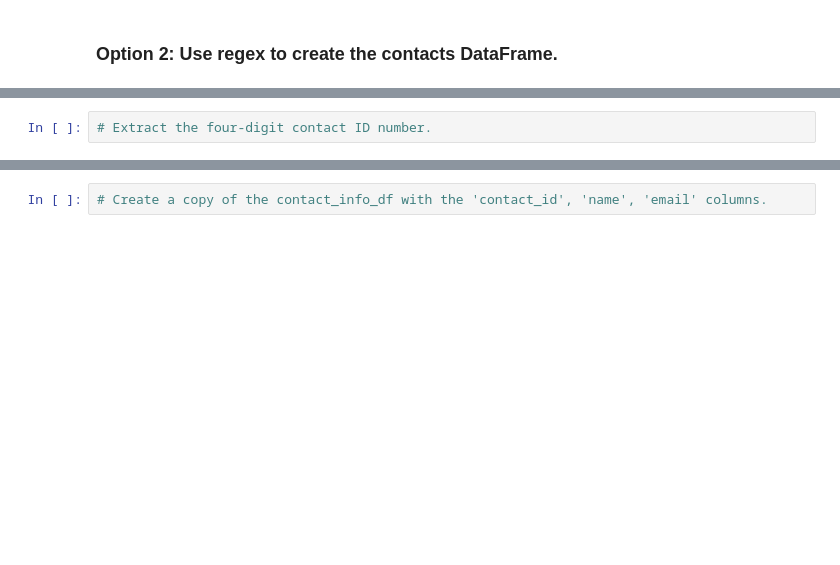
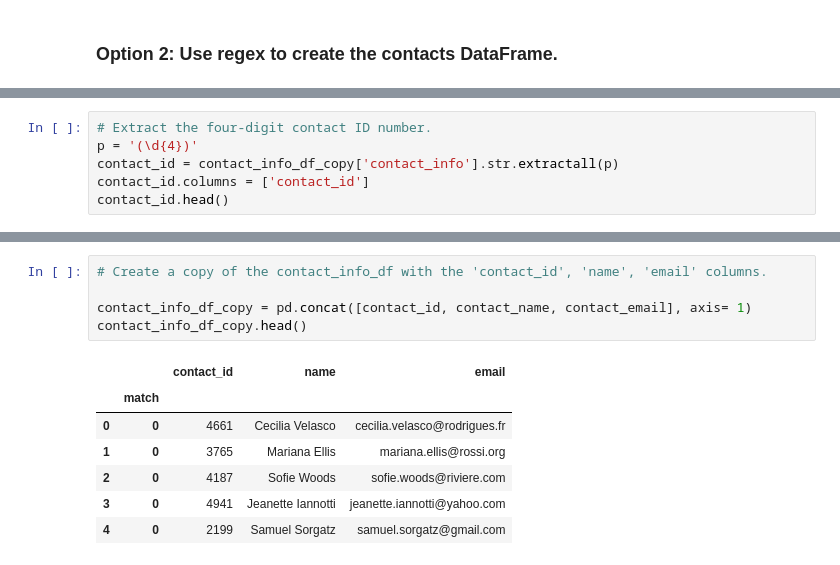
Before and after one commit to vgpass/Crowdfunding_ETL, a Jupyter notebook: Starter_Files/ETL_Mini_Project_VPassanisi.ipynb, the cells around one changed output, grey strips where cells are left out. Cells and saved outputs as stored; diff of their text form; blank space fills up the shorter version.

```diff
--- a/Starter_Files/ETL_Mini_Project_VPassanisi.ipynb
+++ b/Starter_Files/ETL_Mini_Project_VPassanisi.ipynb
@@ -437,2 +455,6 @@ contact_info_df_copy.head()
 # %%
 # Extract the four-digit contact ID number.
+p = '(\d{4})'
+contact_id = contact_info_df_copy['contact_info'].str.extractall(p)
+contact_id.columns = ['contact_id']
+contact_id.head()
@@ -447,4 +510,15 @@ contact_info_df_copy.head()
 # %%
 # Create a copy of the contact_info_df with the 'contact_id', 'name', 'email' columns.
+
+contact_info_df_copy = pd.concat([contact_id, contact_name, contact_email], axis= 1)
+contact_info_df_copy.head()
+# %% [output]
+|  |  | contact_id | name | email |
+|  | match |  |  |  |
+| 0 | 0 | 4661 | Cecilia Velasco | cecilia.velasco@rodrigues.fr |
+| 1 | 0 | 3765 | Mariana Ellis | mariana.ellis@rossi.org |
+| 2 | 0 | 4187 | Sofie Woods | sofie.woods@riviere.com |
+| 3 | 0 | 4941 | Jeanette Iannotti | jeanette.iannotti@yahoo.com |
+| 4 | 0 | 2199 | Samuel Sorgatz | samuel.sorgatz@gmail.com |
 # %%
 # Create a "first"name" and "last_name" column with the first and last names from the "name" column.
```
Also changed, not shown: parts of 23 cells of this notebook, 3 other files.
